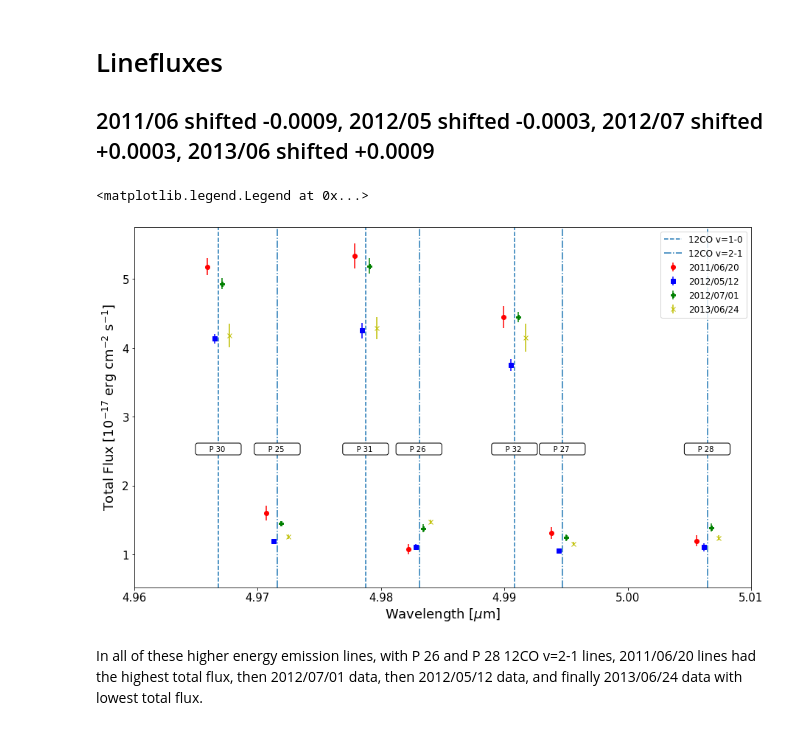
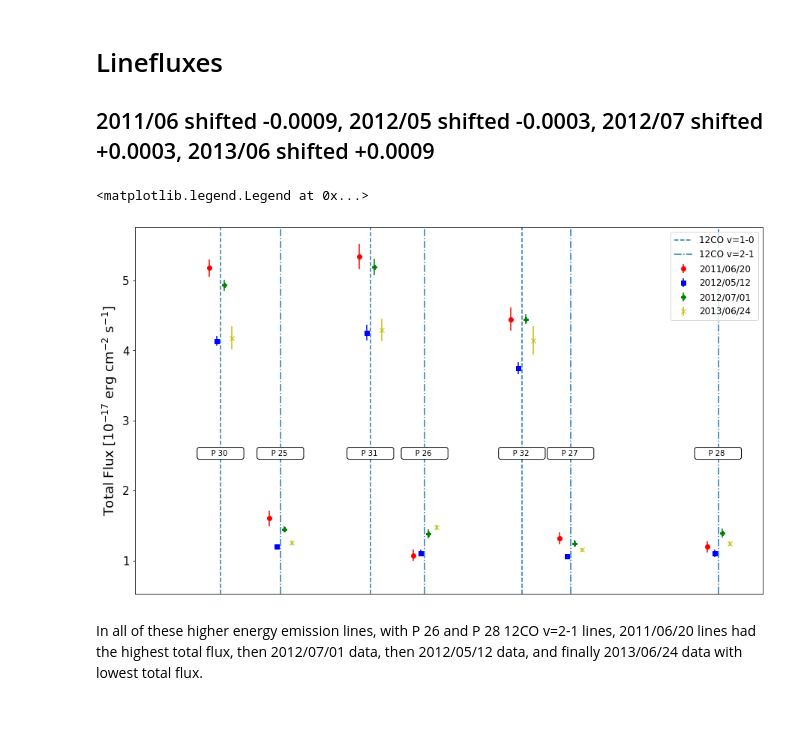
Before and after one commit to adamoses/URSIProject, a Jupyter notebook: AS205_Plots.ipynb, the cells around one changed output. Drawn from its saved outputs; the diff is of its cells as text; code cells hidden in the pictures.

```diff
--- a/AS205_Plots.ipynb
+++ b/AS205_Plots.ipynb
@@ -576,36 +651,38 @@ for i, wave in enumerate(hitran12CO2_1['wave']):
         ax1.text(wave-0.0017, 2.5, hitran12CO2_1['Qpp'][i],bbox=props)
 
 # Labeling Hitran Data
 
 ax1.axvline(0,0,0, linestyle='--', label='12CO v=1-0')
 ax1.axvline(0,0,0, linestyle='-.', label='12CO v=2-1')
 
 #######################################################################
 
 # Plotting Linefluxes and error bars for each date
 
 errorbar(t1['wave']-0.0009, t1['lineflux']*1e17, yerr=t1['lineflux_err']*1e17, fmt='ro', label='2011/06/20')
 errorbar(t2['wave']-0.0003, t2['lineflux']*1e17, yerr=t2['lineflux_err']*1e17, fmt='bs', label='2012/05/12')
 errorbar(t3['wave']+0.0003, t3['lineflux']*1e17, yerr=t3['lineflux_err']*1e17, fmt='gP', label='2012/07/01')
 errorbar(t4['wave']+0.0009, t4['lineflux']*1e17, yerr=t4['lineflux_err']*1e17, fmt='yx', label='2013/06/24')
 errorbar(t5['wave']-0.0009, t5['lineflux']*1e17, yerr=t5['lineflux_err']*1e17, fmt='ro')
 errorbar(t6['wave']-0.0003, t6['lineflux']*1e17, yerr=t6['lineflux_err']*1e17, fmt='bs')
 errorbar(t7['wave']+0.0003, t7['lineflux']*1e17, yerr=t7['lineflux_err']*1e17, fmt='gP')
 errorbar(t8['wave']+0.0009, t8['lineflux']*1e17, yerr=t8['lineflux_err']*1e17, fmt='yx')
 
 #######################################################################
 
 # Plot Formatting
 
 ax1.set_ylabel('Total Flux [10$^{-17}$ erg cm$^{-2}$ s$^{-1}$]', fontsize=18)
-ax1.set_xlabel('Wavelength [$\mu$m]', fontsize=18)
+#ax1.set_xlabel('Wavelength [$\mu$m]', fontsize=18)
 ax1.set_xlim(4.96, 5.01)
-ax1.tick_params(axis='x', labelsize=15 )
+ax1.xaxis.set_visible(False)
 ax1.tick_params(axis='y', labelsize=15 )
 ax1.legend(loc=1, prop={'size': 12})
+
+#fig.savefig('./Plots/AS205Lineflux.eps')
 # %% [output]
 <matplotlib.legend.Legend at 0x...>
-[figure, old version]
+[figure, new version]
 # %% [markdown]
 In all of these higher energy emission lines, with P 26 and P 28 12CO v=2-1 lines, 2011/06/20 lines had the highest total flux, then 2012/07/01 data, then 2012/05/12 data, and finally 2013/06/24 data with lowest total flux.
 # %% [markdown]
```
Also changed, not shown: parts of 7 cells of this notebook, 3 other files.
